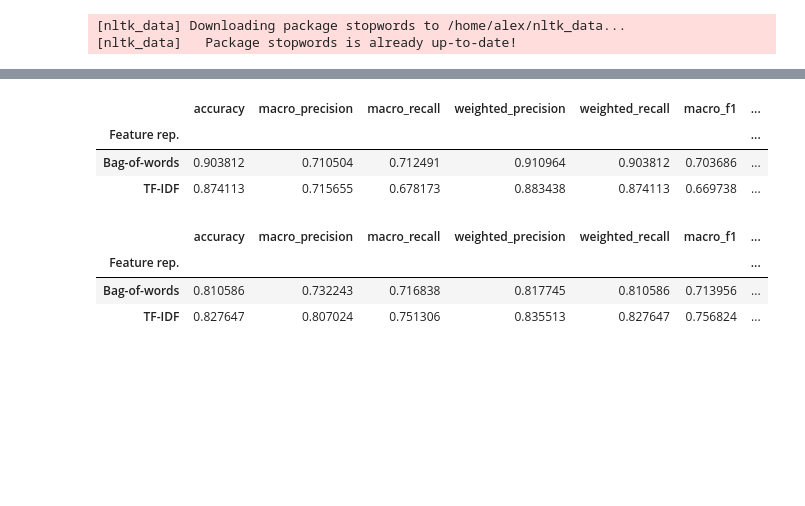
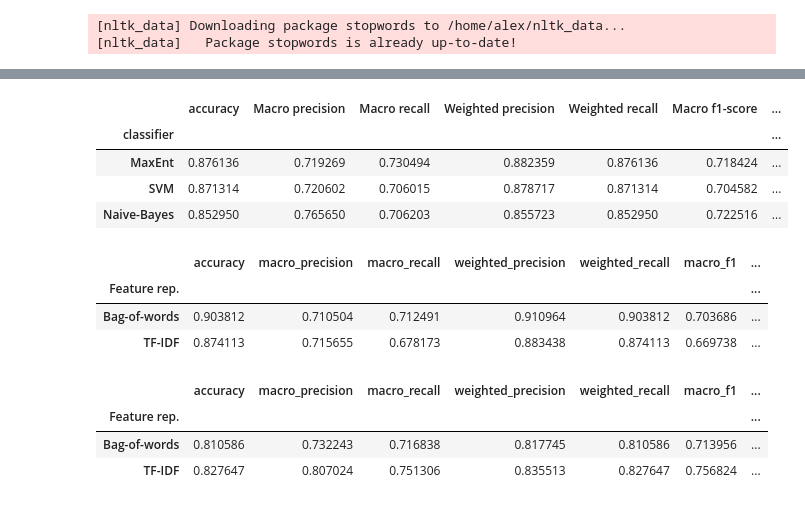
Before and after one commit to alexanderflorean/BSc-JavSoCoClassifier, a Jupyter notebook: jupyter/Untitled.ipynb, the cells around one changed output, grey strips where cells are left out. Cells and saved outputs as stored; diff of their text form; code cells hidden in the pictures; blank space fills up the shorter version.

```diff
--- a/jupyter/Untitled.ipynb
+++ b/jupyter/Untitled.ipynb
@@ -98,3 +103,39 @@ tmp.sort_values(by=['accuracy'], ascending=False)
+# %%
+tmp = tmp_all
+
+# remove tf-idf
+indices = tmp[(tmp['Feature rep.'] == 'TF-IDF')].index
+tmp.drop(indices, inplace=True)
+
+indices = tmp[(tmp['setting_id'] == 's1')].index
+tmp.drop(indices, inplace=True)
+
+indices = tmp[(tmp['setting_id'] == 's2')].index
+tmp.drop(indices, inplace=True)
+
+indices = tmp[(tmp['setting_id'] == 's4')].index
+tmp.drop(indices, inplace=True)
+
+indices = tmp[(tmp['setting_id'] == 's3')].index
+tmp.drop(indices, inplace=True)
+
+indices = tmp[(tmp['setting_id'] == 's5')].index
+tmp.drop(indices, inplace=True)
+
+indices = tmp[(tmp['setting_id'] == 's6')].index
+tmp.drop(indices, inplace=True)
+
+indices = tmp[(tmp['setting_id'] == 's7')].index
+tmp.drop(indices, inplace=True)
+
+tmp=tmp.groupby(['classifier']).mean()
+tmp.sort_values(by=['accuracy'], ascending=False)
+# %% [output]
+|  | accuracy | Macro precision | Macro recall | Weighted precision | Weighted recall | Macro f1-score | ... |
+| classifier |  |  |  |  |  |  | ... |
+| MaxEnt | 0.876136 | 0.719269 | 0.730494 | 0.882359 | 0.876136 | 0.718424 | ... |
+| SVM | 0.871314 | 0.720602 | 0.706015 | 0.878717 | 0.871314 | 0.704582 | ... |
+| Naive-Bayes | 0.852950 | 0.765650 | 0.706203 | 0.855723 | 0.852950 | 0.722516 | ... |
 # %%
 
 res = df_all.sort_values(by='accuracy',ascending=[False])
```
Also changed, not shown: parts of 7 cells of this notebook.
